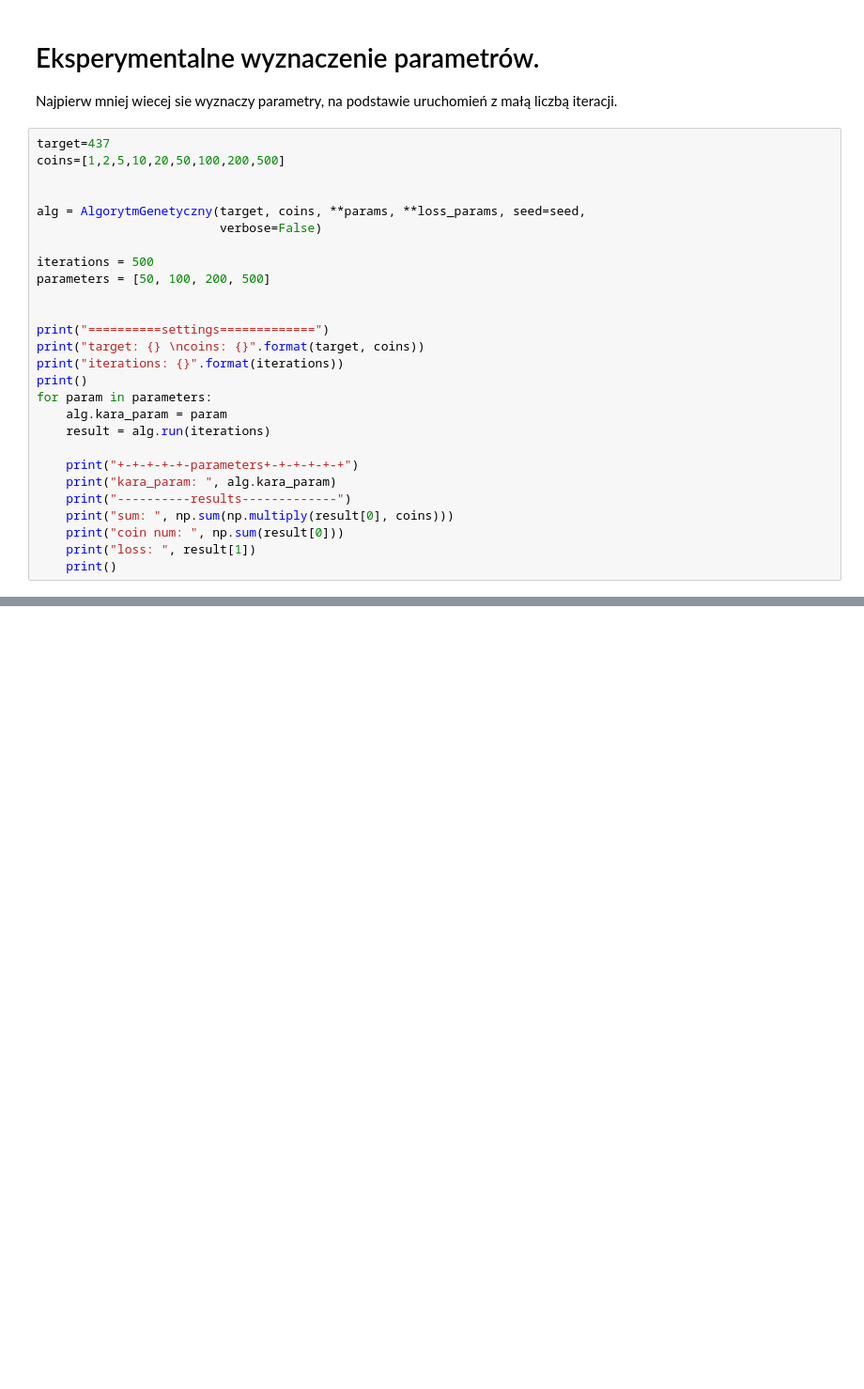
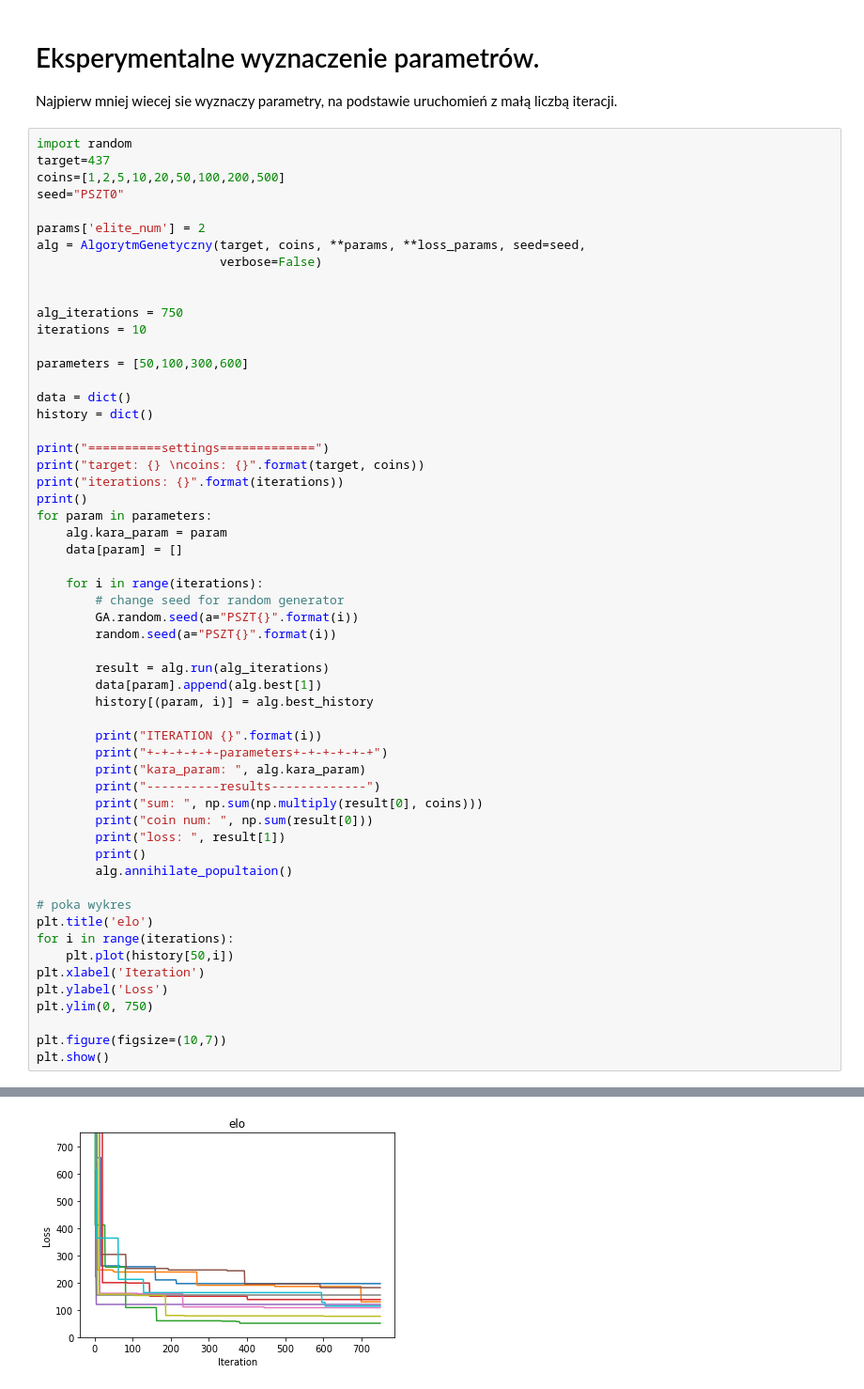
Before and after one commit to sgrzemski/PSZT-TT.AE.2, a Jupyter notebook: Crossvalidation.ipynb, the cells around one changed output, grey strips where cells are left out. Shown at 94% size. Cells and saved outputs as stored; diff of their text form; blank space fills up the shorter version.

Commit message:
Przykladowe ekperymenty z wykresami w .ipynb

```diff
--- a/Crossvalidation.ipynb
+++ b/Crossvalidation.ipynb
@@ -193,16 +190,23 @@ plt.show()
 Najpierw mniej wiecej sie wyznaczy parametry, na podstawie uruchomień z
 małą liczbą iteracji.
 # %%
+import random
 target=437
 coins=[1,2,5,10,20,50,100,200,500]
+seed="PSZT0"
 
-
+params['elite_num'] = 2
 alg = AlgorytmGenetyczny(target, coins, **params, **loss_params, seed=seed,
                          verbose=False)
 
-iterations = 500
-parameters = [50, 100, 200, 500]
 
+alg_iterations = 750
+iterations = 10
+
+parameters = [50,100,300,600]
+
+data = dict()
+history = dict()
 
 print("==========settings=============")
 print("target: {} \ncoins: {}".format(target, coins))
@@ -210,15 +214,37 @@ print("iterations: {}".format(iterations))
 print()
 for param in parameters:
     alg.kara_param = param
-    result = alg.run(iterations)
+    data[param] = []
 
-    print("+-+-+-+-+-parameters+-+-+-+-+-+")
-    print("kara_param: ", alg.kara_param)
-    print("----------results-------------")
-    print("sum: ", np.sum(np.multiply(result[0], coins)))
-    print("coin num: ", np.sum(result[0]))
-    print("loss: ", result[1])
-    print()
+    for i in range(iterations):
+        # change seed for random generator
+        GA.random.seed(a="PSZT{}".format(i))
+        random.seed(a="PSZT{}".format(i))
+
+        result = alg.run(alg_iterations)
+        data[param].append(alg.best[1])
+        history[(param, i)] = alg.best_history
+
+        print("ITERATION {}".format(i))
+        print("+-+-+-+-+-parameters+-+-+-+-+-+")
+        print("kara_param: ", alg.kara_param)
+        print("----------results-------------")
+        print("sum: ", np.sum(np.multiply(result[0], coins)))
+        print("coin num: ", np.sum(result[0]))
+        print("loss: ", result[1])
+        print()
+        alg.annihilate_popultaion()
+
+# poka wykres
+plt.title('elo')
+for i in range(iterations):
+    plt.plot(history[50,i])
+plt.xlabel('Iteration')
+plt.ylabel('Loss')
+plt.ylim(0, 750)
+
+plt.figure(figsize=(10,7))
+plt.show()
 # %% [output]
 ==========settings=============
 target: 437
@@ -239,0 +266 @@ loss:  214.5
+[figure, added]
```
Also changed, not shown: parts of 7 cells of this notebook, 2 other files.
